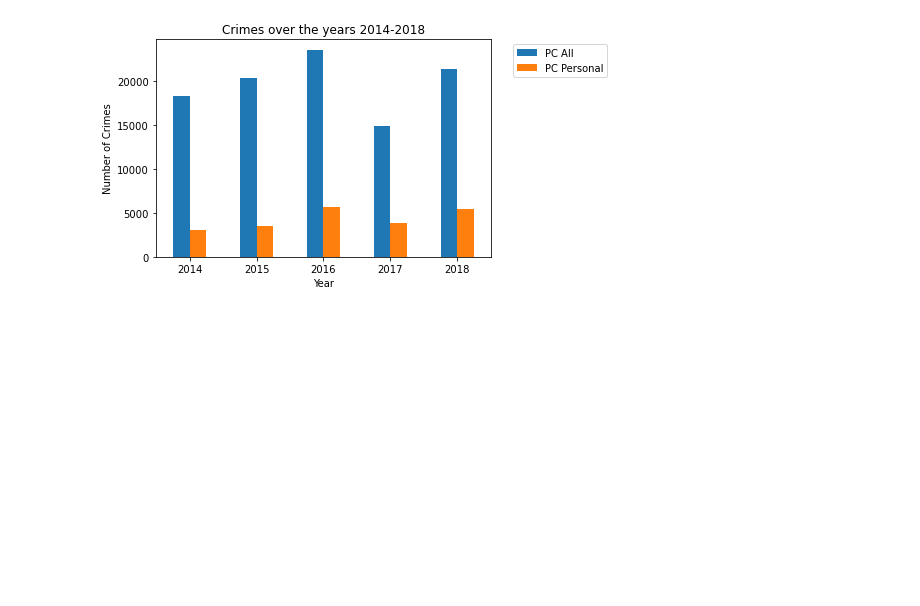
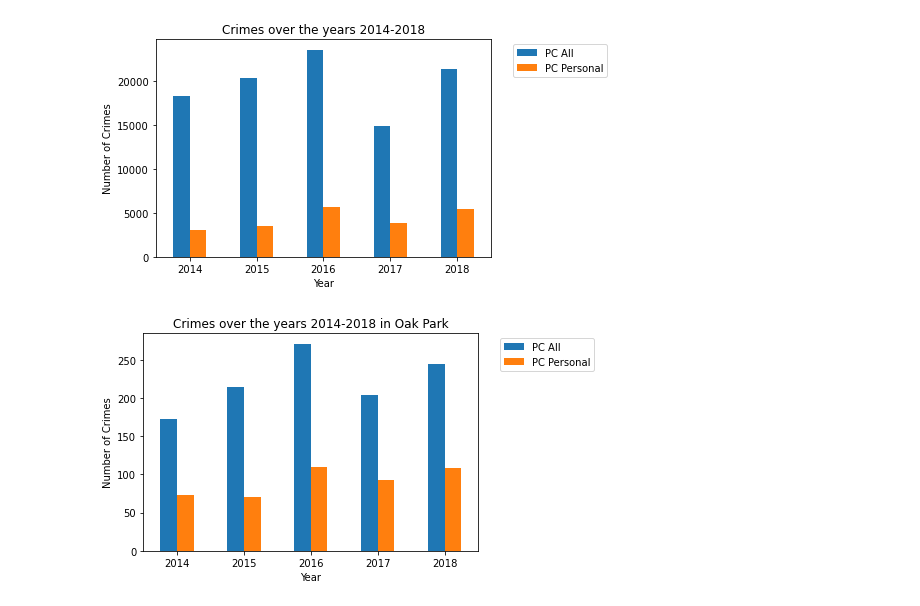
Before and after one commit to sean-galloway/Crime_and_Poverty, a Jupyter notebook: Crime_CleanUp.ipynb, the cells around one changed output. Saved outputs shown, nothing was run; the diff lists cells and outputs as text; code cells hidden in the pictures; blank space fills up the shorter version.

Commit message:
Made a Bar plot of crimes over Oak Park for years 2014-2018

```diff
--- a/Crime_CleanUp.ipynb
+++ b/Crime_CleanUp.ipynb
@@ -299,3 +300,28 @@ plt.legend(bbox_to_anchor=(1.05,1), loc="upper left")
 plt.show()
 # %% [output]
 [figure]
+# %%
+# Bar plot for all crimes and personal crimes in 95817 and 95820 over the years
+clean_crime_oak_park_df = clean_crime_df.loc[(clean_crime_df["ZipCode"] == 95817) | (clean_crime_df["ZipCode"] == 95820)]
+clean_crime_personal_oak_park_df = clean_crime_personal_df.loc[(clean_crime_personal_df["ZipCode"] == 95817) | (clean_crime_personal_df["ZipCode"] == 95820)]
+clean_crime_min_df = pd.DataFrame()
+clean_crime_min_df["PC All"] = clean_crime_oak_park_df["PC"]
+clean_crime_min_df["Year"] = clean_crime_oak_park_df["Year"]
+clean_crime_sum_group = clean_crime_min_df.groupby("Year").count()
+# print(clean_crime_sum_group)
+clean_crime_personal_min_df = pd.DataFrame()
+clean_crime_personal_min_df["PC Personal"] = clean_crime_personal_oak_park_df["PC"]
+clean_crime_personal_min_df["Year"] = clean_crime_personal_oak_park_df["Year"]
+clean_crime_personal_sum_group = clean_crime_personal_min_df.groupby("Year").count()
+df = pd.merge(clean_crime_sum_group, clean_crime_personal_sum_group, on="Year")
+# df
+df.plot.bar()
+plt.title("Crimes over the years 2014-2018 in Oak Park")
+plt.xlabel("Year")
+plt.ylabel("Number of Crimes")
+plt.xticks(rotation=0)
+plt.savefig("./Images/CrimesBar2014-2018_Oak_Park_pyplot.png")
+plt.legend(bbox_to_anchor=(1.05,1), loc="upper left")
+plt.show()
+# %% [output]
+[figure, added]
```
Also changed, not shown: parts of 1 cell of this notebook, 1 other file.
